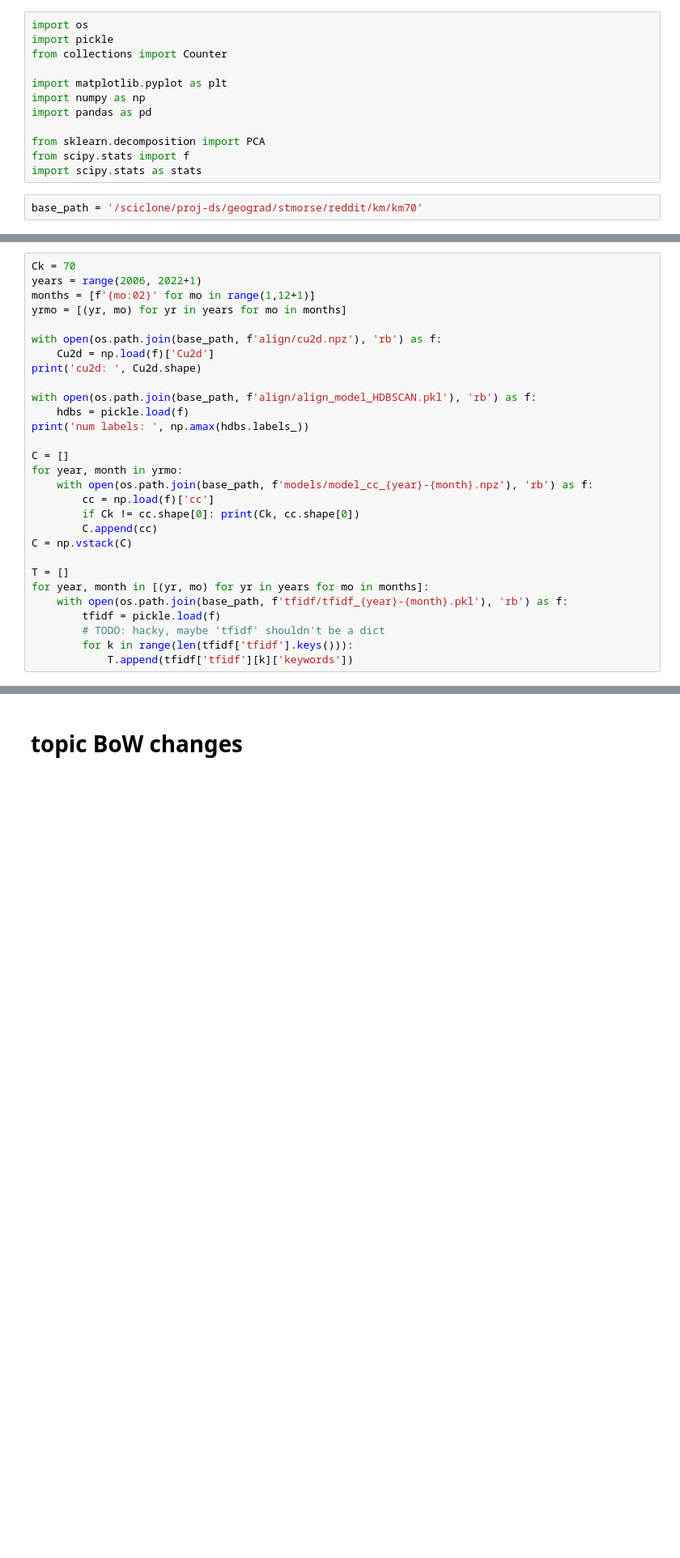
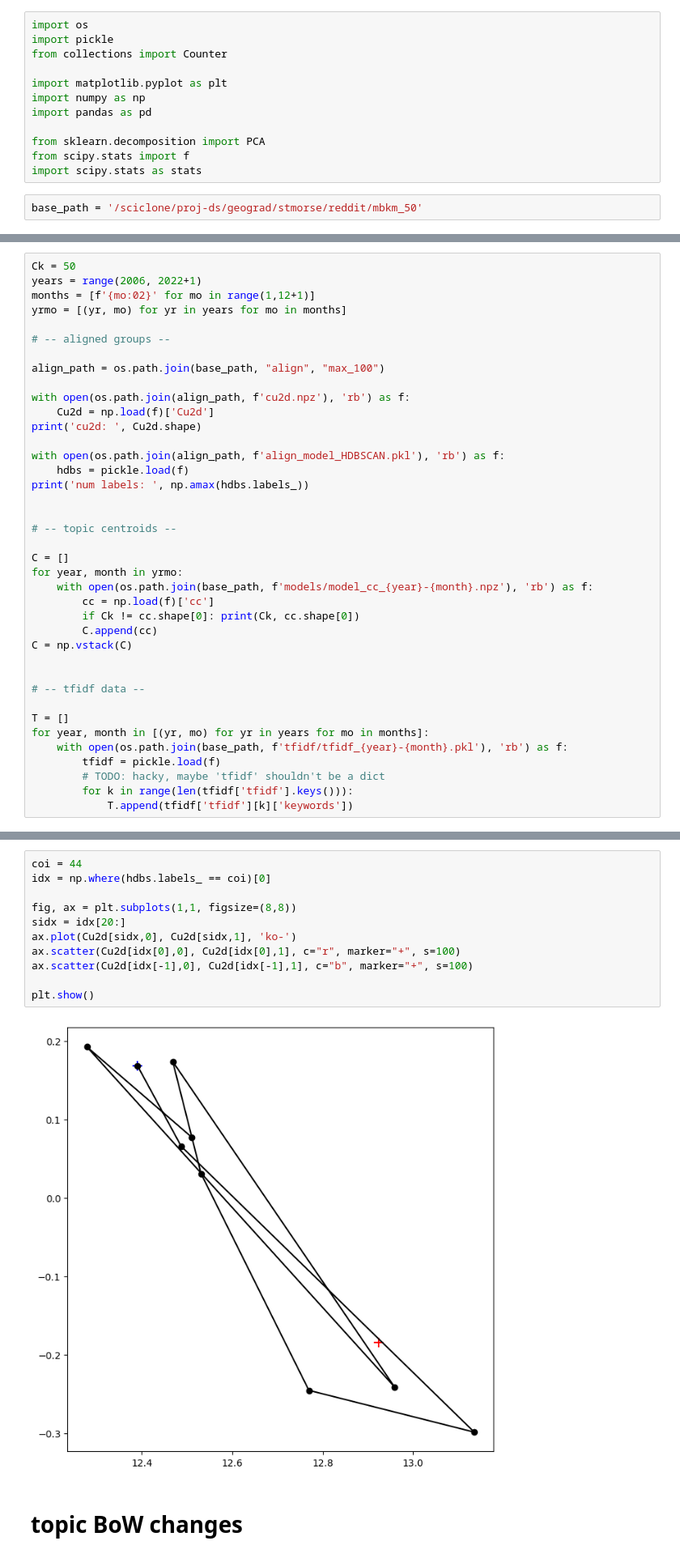
Before and after one commit to stmorse/dtm, a Jupyter notebook: notebooks/viz.ipynb, the cells around one changed output, grey strips where cells are left out. Shown at 81% size. Saved outputs shown, nothing was run; the diff lists cells and outputs as text; blank space fills up the shorter version.

```diff
--- a/notebooks/viz.ipynb
+++ b/notebooks/viz.ipynb
@@ -11,5 +11,5 @@ from sklearn.decomposition import PCA
 from scipy.stats import f
 import scipy.stats as stats
 # %%
-base_path = '/sciclone/proj-ds/geograd/stmorse/reddit/km/km70'
+base_path = '/sciclone/proj-ds/geograd/stmorse/reddit/mbkm_50'
 # %% [markdown]
@@ -17,16 +17,23 @@ base_path = '/sciclone/proj-ds/geograd/stmorse/reddit/km/km70'
 # %%
-Ck = 70
+Ck = 50
 years = range(2006, 2022+1)
 months = [f'{mo:02}' for mo in range(1,12+1)]
 yrmo = [(yr, mo) for yr in years for mo in months]
 
-with open(os.path.join(base_path, f'align/cu2d.npz'), 'rb') as f:
+# -- aligned groups --
+
+align_path = os.path.join(base_path, "align", "max_100")
+
+with open(os.path.join(align_path, f'cu2d.npz'), 'rb') as f:
     Cu2d = np.load(f)['Cu2d']
 print('cu2d: ', Cu2d.shape)
 
-with open(os.path.join(base_path, f'align/align_model_HDBSCAN.pkl'), 'rb') as f:
+with open(os.path.join(align_path, f'align_model_HDBSCAN.pkl'), 'rb') as f:
     hdbs = pickle.load(f)
 print('num labels: ', np.amax(hdbs.labels_))
+
+
+# -- topic centroids --
 
 C = []
 for year, month in yrmo:
@@ -36,6 +43,9 @@ for year, month in yrmo:
         C.append(cc)
 C = np.vstack(C)
 
+
+# -- tfidf data --
+
 T = []
 for year, month in [(yr, mo) for yr in years for mo in months]:
     with open(os.path.join(base_path, f'tfidf/tfidf_{year}-{month}.pkl'), 'rb') as f:
@@ -99,3 +135,16 @@ for coi in cois:
+# %%
+coi = 44
+idx = np.where(hdbs.labels_ == coi)[0]
+
+fig, ax = plt.subplots(1,1, figsize=(8,8))
+sidx = idx[20:]
+ax.plot(Cu2d[sidx,0], Cu2d[sidx,1], 'ko-')
+ax.scatter(Cu2d[idx[0],0], Cu2d[idx[0],1], c="r", marker="+", s=100)
+ax.scatter(Cu2d[idx[-1],0], Cu2d[idx[-1],1], c="b", marker="+", s=100)
+
+plt.show()
+# %% [output]
+[figure, added]
 # %% [markdown]
 # topic BoW changes
 # %%
```
Also changed, not shown: parts of 6 cells of this notebook, 4 other files.
